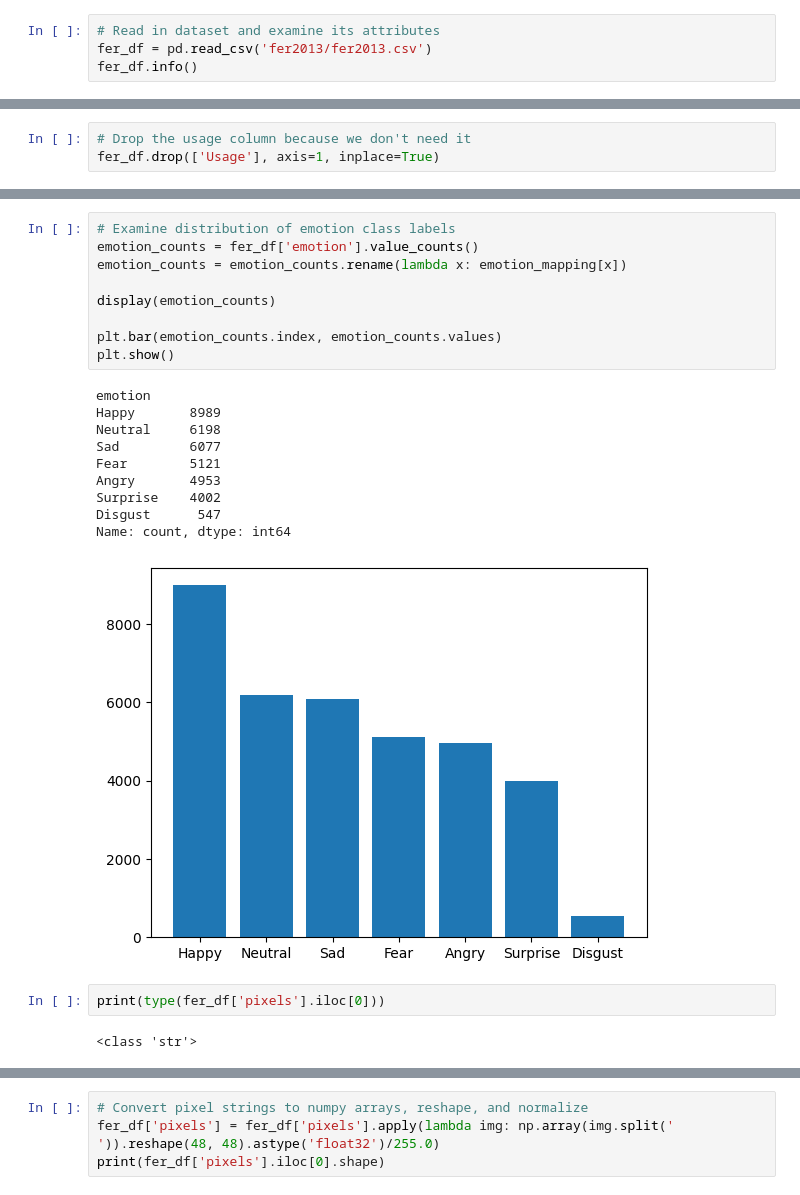
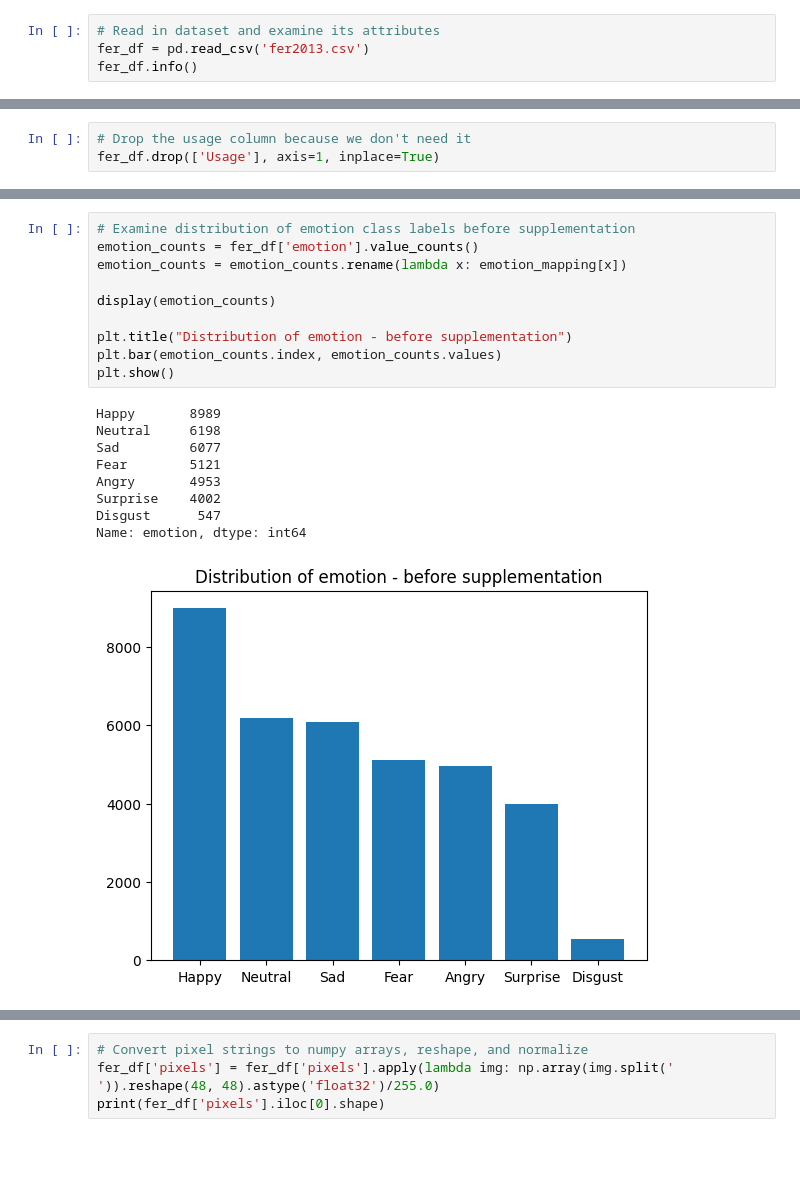
Before and after one commit to julietlawton/emotion-recognition, a Jupyter notebook: project.ipynb, the cells around one changed output, grey strips where cells are left out. Saved outputs shown, nothing was run; the diff lists cells and outputs as text; blank space fills up the shorter version.

```diff
--- a/project.ipynb
+++ b/project.ipynb
@@ -7,6 +64,6 @@ import cv2
 # %%
 # Read in dataset and examine its attributes
-fer_df = pd.read_csv('fer2013/fer2013.csv')
+fer_df = pd.read_csv('fer2013.csv')
 fer_df.info()
 # %% [output]
 <class 'pandas.core.frame.DataFrame'>
@@ -37,24 +108,20 @@ emotion_mapping = {
 # %%
-# Examine distribution of emotion class labels
+# Examine distribution of emotion class labels before supplementation
 emotion_counts = fer_df['emotion'].value_counts()
 emotion_counts = emotion_counts.rename(lambda x: emotion_mapping[x])
 
 display(emotion_counts)
 
+plt.title("Distribution of emotion - before supplementation")
 plt.bar(emotion_counts.index, emotion_counts.values)
 plt.show()
 # %% [output]
-emotion
 Happy       8989
 Neutral     6198
 Sad         6077
 Fear        5121
 Angry       4953
 Surprise    4002
 Disgust      547
-Name: count, dtype: int64
+Name: emotion, dtype: int64
-[figure, old version]
+[figure, new version]
-# %%
-print(type(fer_df['pixels'].iloc[0]))
-# %% [output]
-<class 'str'>
```
Also changed, not shown: parts of 71 cells of this notebook.
